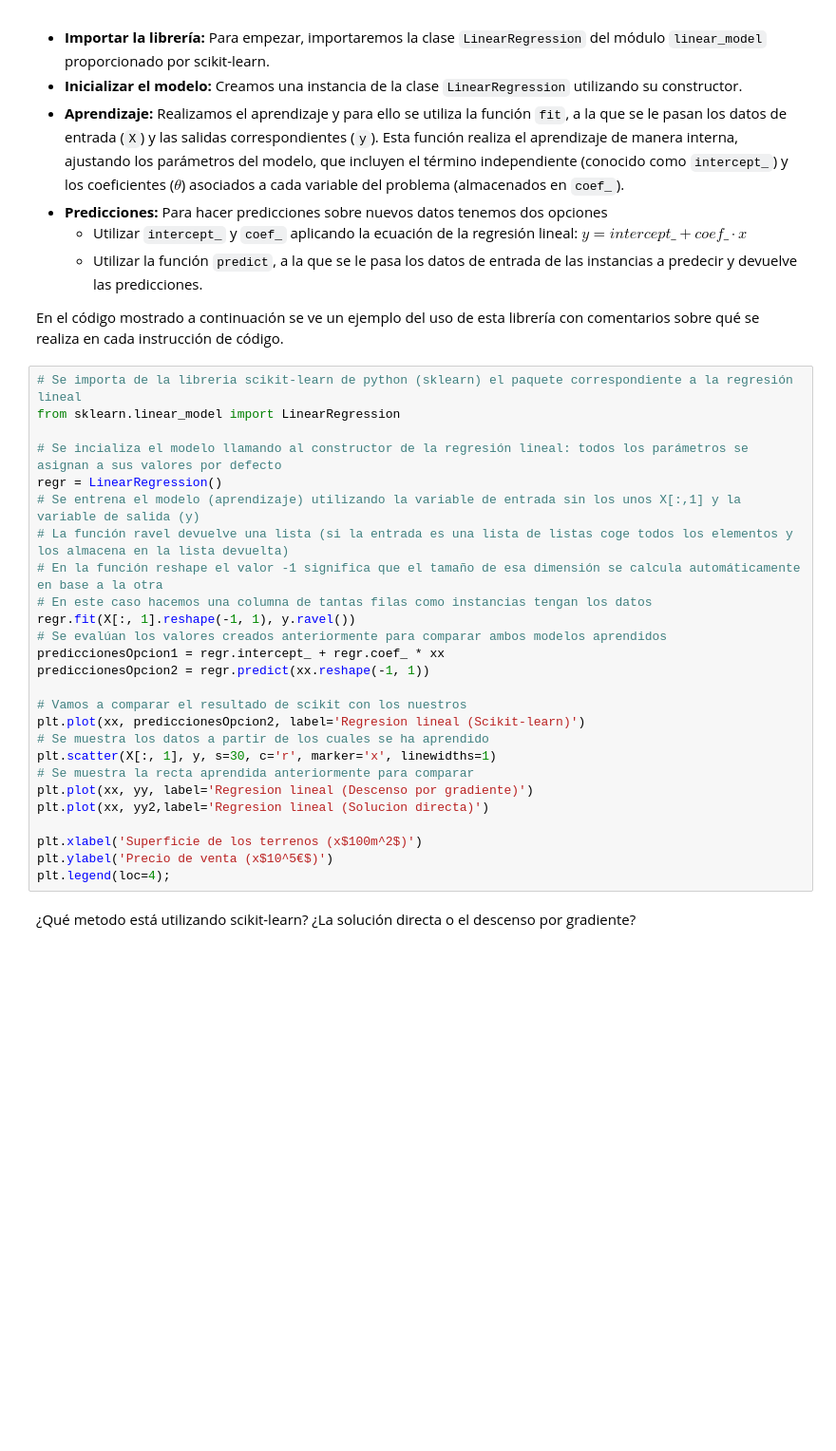
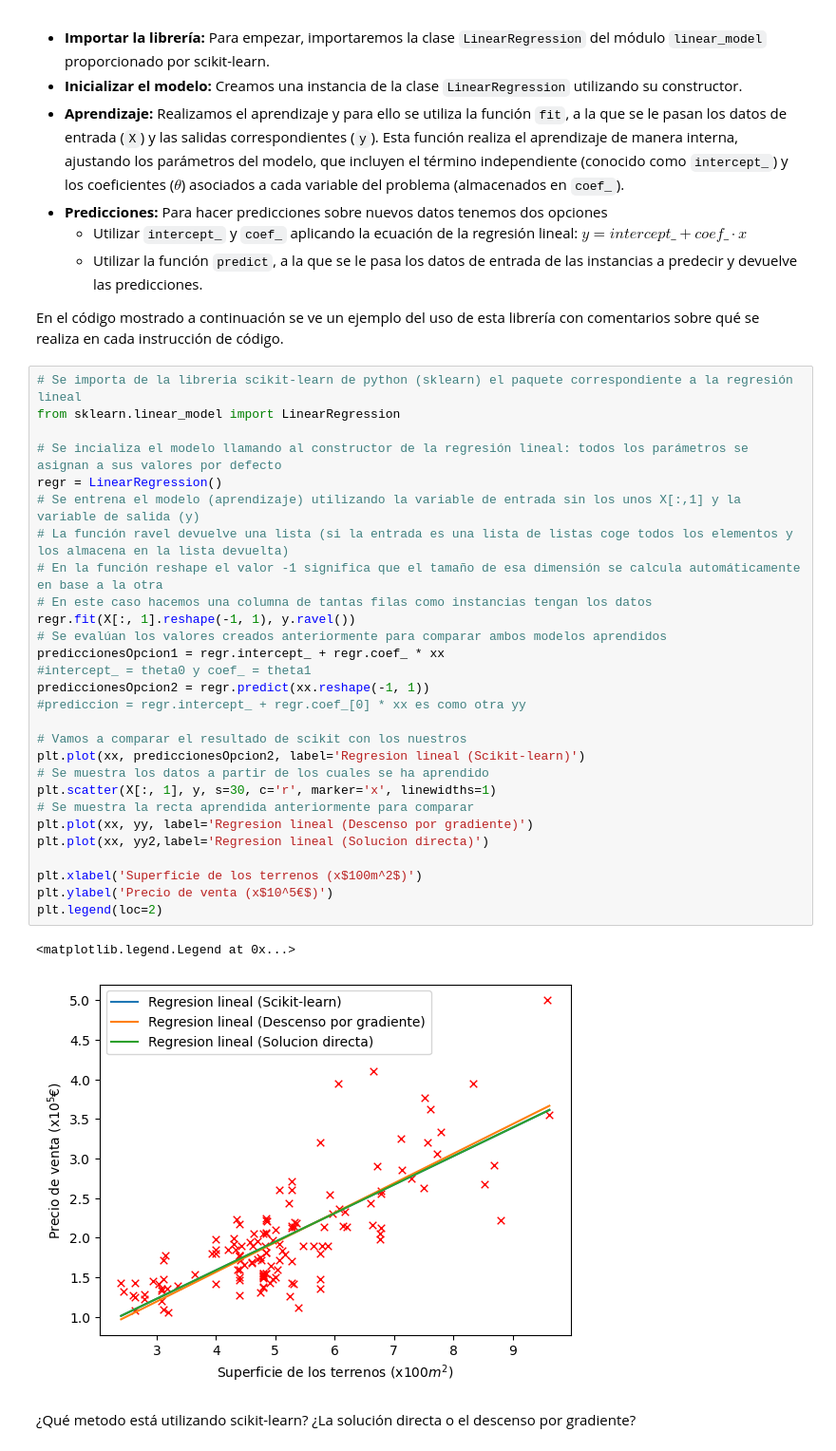
Before and after one commit to TomasAlignani/APRENDIZAJE, a Jupyter notebook: 2. RegresionLineal_1variable/practica2_RegresionLineal_1variable.ipynb, the cells around one changed output. Shown at 95% size. Cells and saved outputs as stored; diff of their text form; blank space fills up the shorter version.

```diff
--- a/2. RegresionLineal_1variable/practica2_RegresionLineal_1variable.ipynb
+++ b/2. RegresionLineal_1variable/practica2_RegresionLineal_1variable.ipynb
@@ -346,29 +392,34 @@ En el código mostrado a continuación se ve un ejemplo del uso de esta librerí
 # %%
 # Se importa de la libreria scikit-learn de python (sklearn) el paquete correspondiente a la regresión lineal
 from sklearn.linear_model import LinearRegression
 
 # Se incializa el modelo llamando al constructor de la regresión lineal: todos los parámetros se asignan a sus valores por defecto
 regr = LinearRegression()
 # Se entrena el modelo (aprendizaje) utilizando la variable de entrada sin los unos X[:,1] y la variable de salida (y)
 # La función ravel devuelve una lista (si la entrada es una lista de listas coge todos los elementos y los almacena en la lista devuelta)
 # En la función reshape el valor -1 significa que el tamaño de esa dimensión se calcula automáticamente en base a la otra
 # En este caso hacemos una columna de tantas filas como instancias tengan los datos
 regr.fit(X[:, 1].reshape(-1, 1), y.ravel())
 # Se evalúan los valores creados anteriormente para comparar ambos modelos aprendidos
 prediccionesOpcion1 = regr.intercept_ + regr.coef_ * xx
+#intercept_ = theta0 y coef_ = theta1
 prediccionesOpcion2 = regr.predict(xx.reshape(-1, 1))
+#prediccion = regr.intercept_ + regr.coef_[0] * xx es como otra yy
 
 # Vamos a comparar el resultado de scikit con los nuestros
 plt.plot(xx, prediccionesOpcion2, label='Regresion lineal (Scikit-learn)')
 # Se muestra los datos a partir de los cuales se ha aprendido
 plt.scatter(X[:, 1], y, s=30, c='r', marker='x', linewidths=1)
 # Se muestra la recta aprendida anteriormente para comparar
 plt.plot(xx, yy, label='Regresion lineal (Descenso por gradiente)')
 plt.plot(xx, yy2,label='Regresion lineal (Solucion directa)')
 
 plt.xlabel('Superficie de los terrenos (x$100m^2$)')
 plt.ylabel('Precio de venta (x$10^5€$)')
-plt.legend(loc=4);
+plt.legend(loc=2)
+# %% [output]
+<matplotlib.legend.Legend at 0x...>
+[figure, added]
 # %% [markdown]
 ¿Qué metodo está utilizando scikit-learn? ¿La solución directa o el descenso por gradiente?
 # %% [markdown]
```
Also changed, not shown: parts of 10 cells of this notebook.
